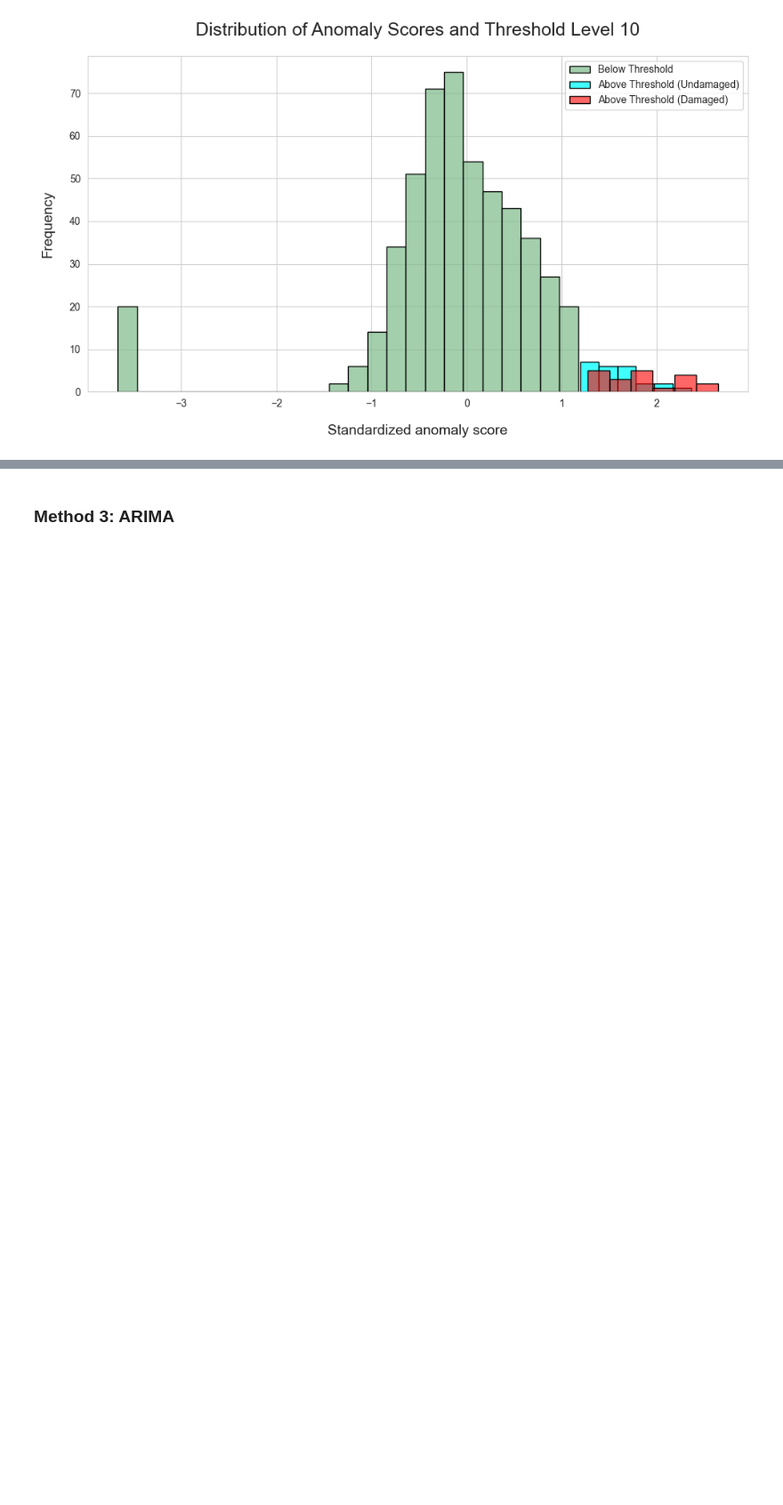
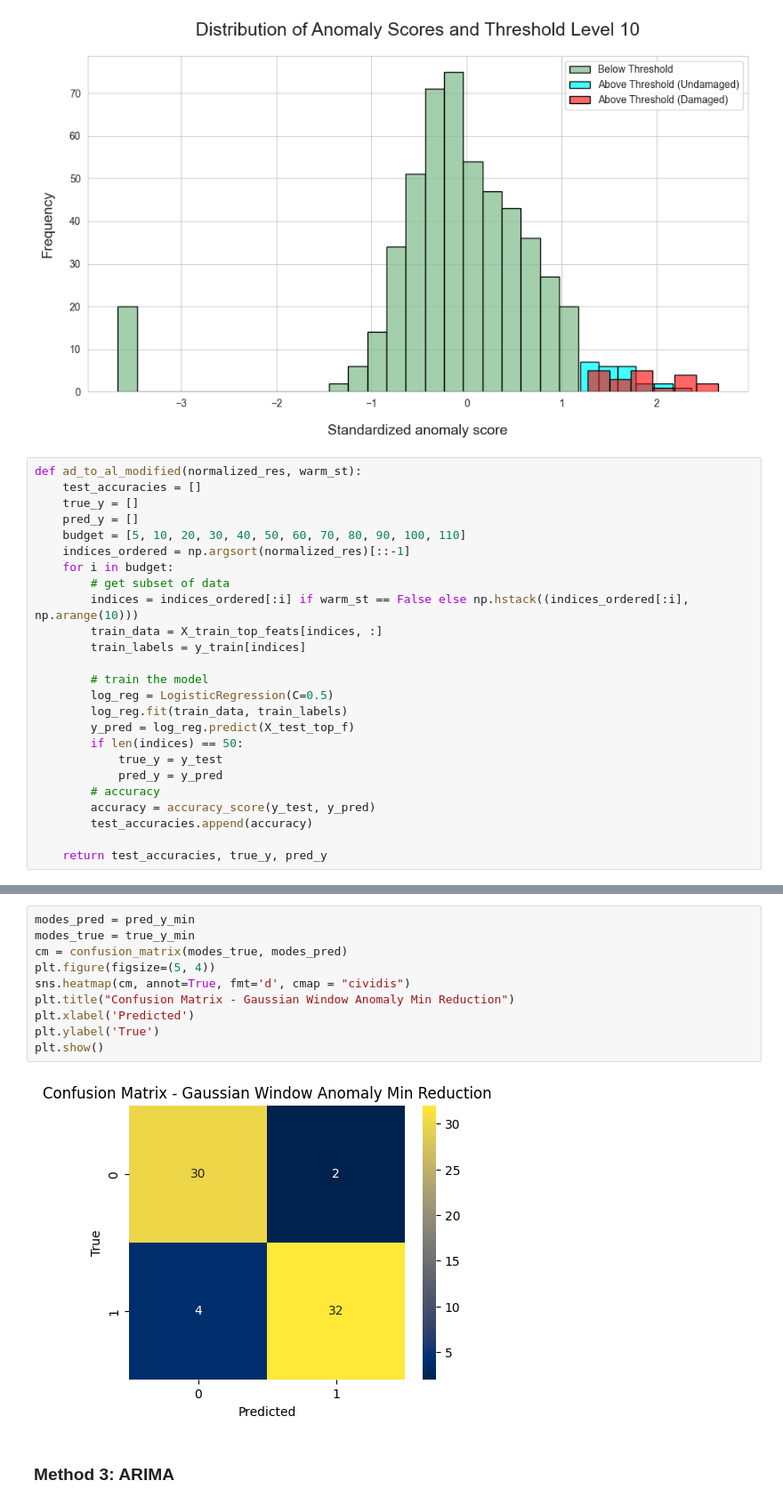
Before and after one commit to AmroAbdrabo/application-of-online-anomaly-detection-using-one-class-classification-to-z24, a Jupyter notebook: Chapter3-ActiveLearning/Streaming-AL/River/river_experiments.ipynb, the cells around one changed output, grey strips where cells are left out. Shown at 89% size. Cells and saved outputs as stored; diff of their text form; blank space fills up the shorter version.

```diff
--- a/Chapter3-ActiveLearning/Streaming-AL/River/river_experiments.ipynb
+++ b/Chapter3-ActiveLearning/Streaming-AL/River/river_experiments.ipynb
@@ -648,3 +663,28 @@ Above the threshold lies 0.08088235294117647 of the data and below it 0.91911764
  473 475 476 477 478 483 501 517]
 500 are below threshold, 20 are above threshold with damaged, and 24 are above threshold undamaged
 [figure]
+# %%
+def ad_to_al_modified(normalized_res, warm_st):
+    test_accuracies = []
+    true_y = []
+    pred_y = []
+    budget = [5, 10, 20, 30, 40, 50, 60, 70, 80, 90, 100, 110]
+    indices_ordered = np.argsort(normalized_res)[::-1]
+    for i in budget:
+        # get subset of data
+        indices = indices_ordered[:i] if warm_st == False else np.hstack((indices_ordered[:i], np.arange(10)))
+        train_data = X_train_top_feats[indices, :]
+        train_labels = y_train[indices]
+
+        # train the model
+        log_reg = LogisticRegression(C=0.5)
+        log_reg.fit(train_data, train_labels)
+        y_pred = log_reg.predict(X_test_top_f)
+        if len(indices) == 50:
+            true_y = y_test
+            pred_y = y_pred
+        # accuracy
+        accuracy = accuracy_score(y_test, y_pred)
+        test_accuracies.append(accuracy)
+
+    return test_accuracies, true_y, pred_y
@@ -651,3 +724,15 @@ Above the threshold lies 0.08088235294117647 of the data and below it 0.91911764
+# %%
+modes_pred = pred_y_min
+modes_true = true_y_min
+cm = confusion_matrix(modes_true, modes_pred)
+plt.figure(figsize=(5, 4))
+sns.heatmap(cm, annot=True, fmt='d', cmap = "cividis")
+plt.title("Confusion Matrix - Gaussian Window Anomaly Min Reduction")
+plt.xlabel('Predicted')
+plt.ylabel('True')
+plt.show()
+# %% [output]
+[figure, added]
 # %% [markdown]
 ### Method 3: ARIMA
 # %%
```
Also changed, not shown: parts of 17 cells of this notebook.
